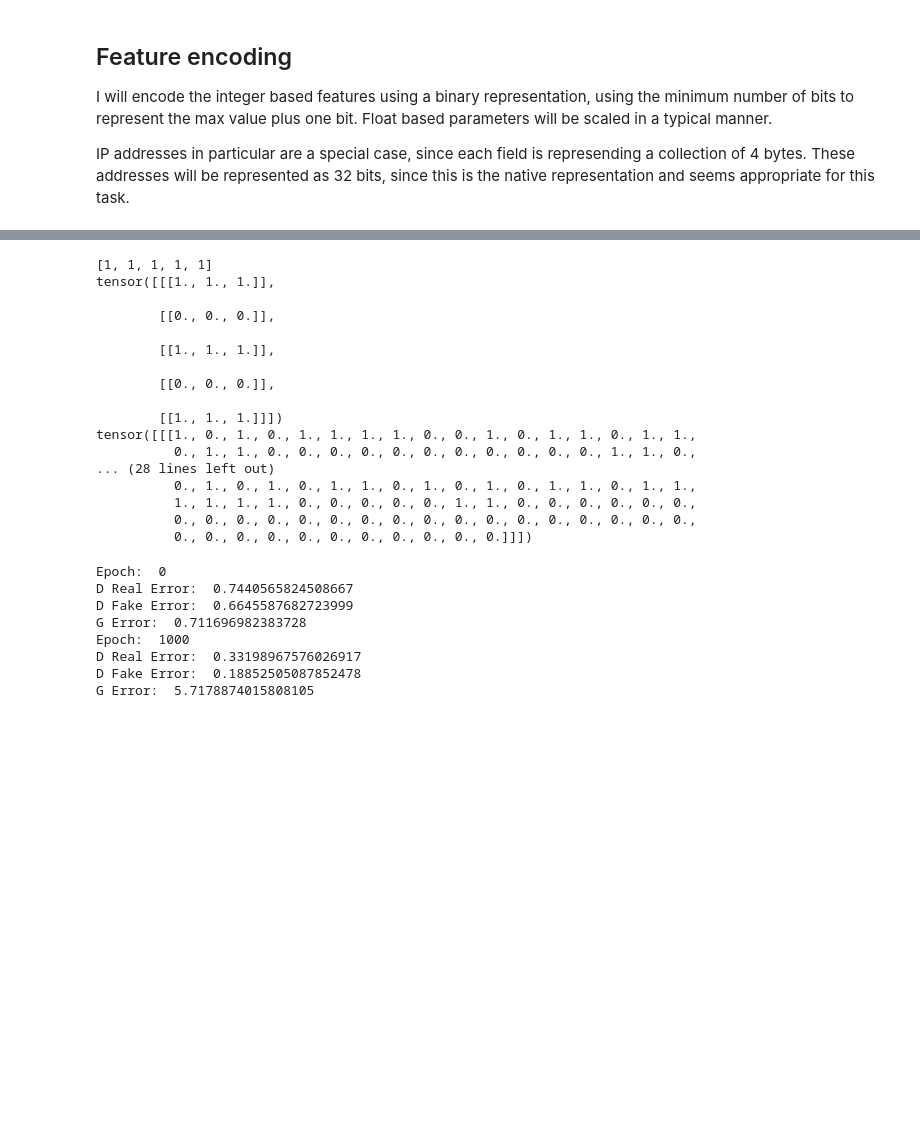
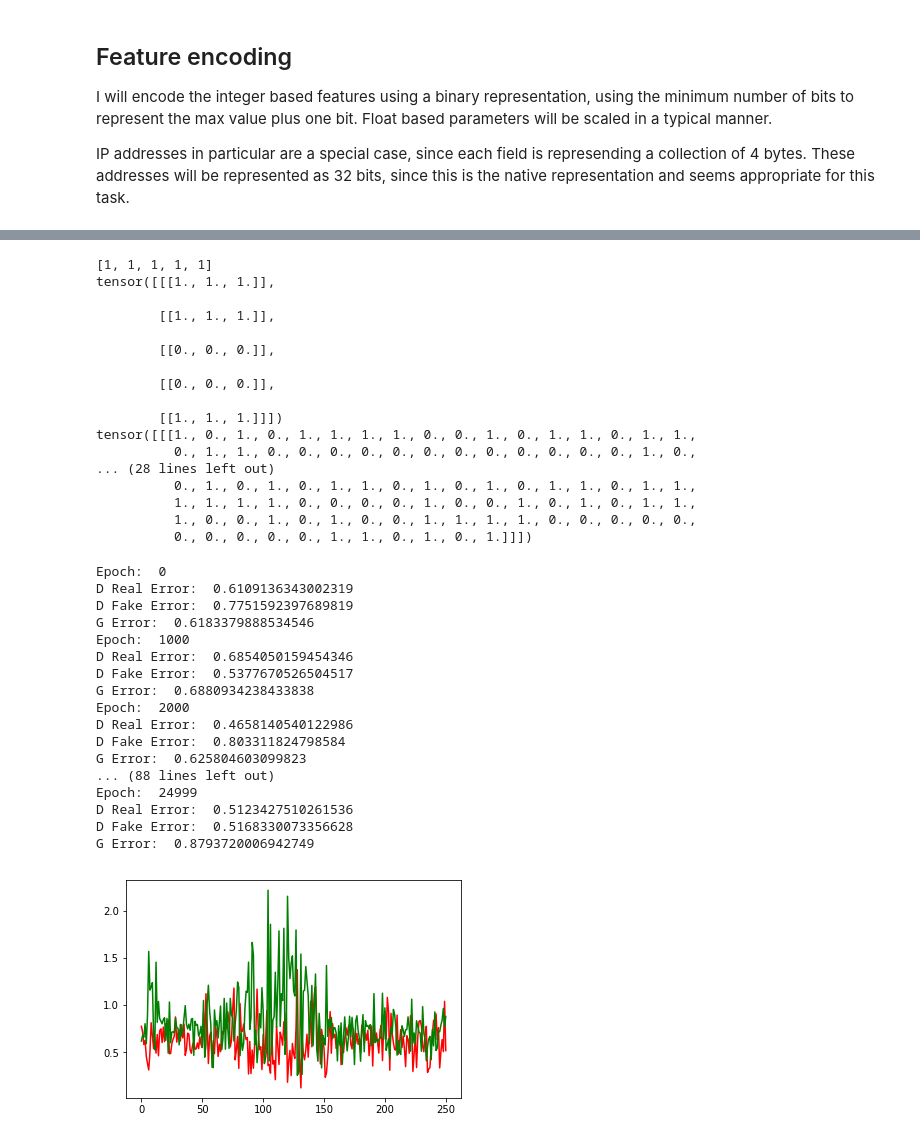
Before and after one commit to JayWalker512/PacketGAN, a Jupyter notebook: UNSW-NB15 Feature Extraction.ipynb, the cells around one changed output, grey strips where cells are left out. Cells and saved outputs as stored; diff of their text form; code cells hidden in the pictures; blank space fills up the shorter version.

```diff
--- a/UNSW-NB15 Feature Extraction.ipynb
+++ b/UNSW-NB15 Feature Extraction.ipynb
@@ -288,7 +289,7 @@ def build_input_feature_tensor(packet_data_dict):
 
     input_features += srcip_bits + dstip_bits + sport + dport
 
-    return torch.tensor(input_features, dtype=torch.float32)
+    return torch.tensor(input_features, dtype=torch.float64)
 
 #Revert a feature tensor to human readable form
 #This working correctly is heavily dependent on sizes and locations chosen in
@@ -429,21 +430,21 @@ print(get_random_feature_sequence_tensor(packet_data_df[packet_data_df['label']
 # %% [output]
 [1, 1, 1, 1, 1]
 tensor([[[1., 1., 1.]],
-
-        [[0., 0., 0.]],
 
         [[1., 1., 1.]],
 
         [[0., 0., 0.]],
 
+        [[0., 0., 0.]],
+
         [[1., 1., 1.]]])
 tensor([[[1., 0., 1., 0., 1., 1., 1., 1., 0., 0., 1., 0., 1., 1., 0., 1., 1.,
-          0., 1., 1., 0., 0., 0., 0., 0., 0., 0., 0., 0., 0., 0., 1., 1., 0.,
+          0., 1., 1., 0., 0., 0., 0., 0., 0., 0., 0., 0., 0., 0., 0., 1., 0.,
 ... (28 lines left out)
           0., 1., 0., 1., 0., 1., 1., 0., 1., 0., 1., 0., 1., 1., 0., 1., 1.,
-          1., 1., 1., 1., 0., 0., 0., 0., 0., 1., 1., 0., 0., 0., 0., 0., 0.,
-          0., 0., 0., 0., 0., 0., 0., 0., 0., 0., 0., 0., 0., 0., 0., 0., 0.,
-          0., 0., 0., 0., 0., 0., 0., 0., 0., 0., 0.]]])
+          1., 1., 1., 1., 0., 0., 0., 0., 1., 0., 0., 1., 0., 1., 0., 1., 1.,
+          1., 0., 0., 1., 0., 1., 0., 0., 1., 1., 1., 1., 0., 0., 0., 0., 0.,
+          0., 0., 0., 0., 0., 1., 1., 0., 1., 0., 1.]]])
 # %%
 #I shouldn't actually do the training in this notebook, this is mostly a test to see if I've prepared
 #the features correctly for input to some RNN network.
@@ -492,18 +493,18 @@ class Discriminator(nn.Module):
         return self.h0
 # %%
 #Define Generator and Discriminator
-G = Generator(X_seq.shape[2], X_seq.shape[2], 25, X_seq.shape[2], torch.sigmoid)
-D = Discriminator(X_seq.shape[2], X_seq.shape[2], 1, torch.sigmoid)
+G = Generator(X_seq.shape[2], X_seq.shape[2] * 2, 30, X_seq.shape[2], torch.sigmoid)
+D = Discriminator(X_seq.shape[2], X_seq.shape[2] * 2, 1, torch.sigmoid)
 
 #testing how resetting the hidden state has an effect on the output
-G.zero_grad()
-G.init_hidden_state()
-first = G(torch.tensor(X_seq)).detach()
+#G.zero_grad()
+#G.init_hidden_state()
+#first = G(torch.tensor(X_seq)).detach()
 #print(first)
 
-G.zero_grad()
-G.init_hidden_state()
-second = G(torch.tensor(X_seq)).detach()
+#G.zero_grad()
+#G.init_hidden_state()
+#second = G(torch.tensor(X_seq)).detach()
 #print(second)
 
 #these outputs should be the same
@@ -518,7 +519,7 @@ def extract(v):
 
 #well OK let's train the GAN on a single sequence and see what happens
 def train(G, D, real_data):
-    num_epochs = 100000
+    num_epochs = 25000
     print_interval = 1000
     loss_log_interval = 100
     print_stats = True
@@ -559,13 +560,13 @@ def train(G, D, real_data):
 
             #get a real example and mask some of them with generator output
             generator_input_sequence = get_random_feature_sequence_tensor(real_data, sequence_length)
-            fake_data = G(generator_input_sequence).detach()
+            fake_data = G(generator_input_sequence).detach()  # detach to avoid training G on these labels
             fake_masked_data = get_interleaved_sequence_by_mask(generator_input_sequence, fake_data, get_mask_vector(sequence_length, eta))
 
             discriminator_decision_f = D(fake_masked_data)
             discriminator_fake_error = criterion(discriminator_decision_f, torch.zeros(sequence_length))
             discriminator_fake_error.backward()
-            discriminator_optimizer.step()
+            discriminator_optimizer.step() # Only optimizes D's parameters; changes based on stored gradients from backward()
 
             dre = extract(discriminator_real_error)[0]
             dfe = extract(discriminator_fake_error)[0]
@@ -577,41 +578,52 @@ def train(G, D, real_data):
             D.init_hidden_state()
             D.zero_grad()
 
             generator_input_sequence = get_random_feature_sequence_tensor(real_data, sequence_length)
-            fake_data = G(generator_input_sequence).detach()
+            fake_data = G(generator_input_sequence)
             fake_masked_data = get_interleaved_sequence_by_mask(generator_input_sequence, fake_data, get_mask_vector(sequence_length, eta))
 
             discriminator_decision_dg = D(fake_masked_data)
-            generator_error = criterion(discriminator_decision_dg, torch.ones(sequence_length))
+            generator_error = criterion(discriminator_decision_dg, torch.ones(sequence_length)) # Train G to pretend it's genuine
 
             generator_error.backward()
-            generator_optimizer.step()
+            generator_optimizer.step() # Only optimizes G's parameters
 
             ge = extract(generator_error)[0]
 
         if epoch % loss_log_interval == 0 or epoch == num_epochs-1:
             discriminator_fake_losses.append(dfe)
             generator_losses.append(ge)
 
         if print_stats:
             if epoch % print_interval == 0 or epoch == num_epochs-1:
                 print("Epoch: ", epoch)
                 print("D Real Error: ", dre)
                 print("D Fake Error: ", dfe)
                 print("G Error: ", ge)
 
     return G, generator_losses, discriminator_fake_losses
 
-#train on "attack" sequences
-gen, g_losses, df_losses = train(G,D,packet_data_df[packet_data_df['label'] == 1])
+#train on "attack" sequences, specifically those which are "DoS"
+real_dos_data = packet_data_df[packet_data_df['attack_cat'] == "DoS"]
+gen, g_losses, df_losses = train(G,D,real_dos_data)
 plt.plot(range(len(df_losses)), df_losses, 'r-', range(len(g_losses)), g_losses, 'g-')
 plt.show()
 # %% [output]
 Epoch:  0
-D Real Error:  0.7440565824508667
-D Fake Error:  0.6645587682723999
-G Error:  0.711696982383728
+D Real Error:  0.6109136343002319
+D Fake Error:  0.7751592397689819
+G Error:  0.6183379888534546
 Epoch:  1000
-D Real Error:  0.33198967576026917
-D Fake Error:  0.18852505087852478
-G Error:  5.7178874015808105
+D Real Error:  0.6854050159454346
+D Fake Error:  0.5377670526504517
+G Error:  0.6880934238433838
+Epoch:  2000
+D Real Error:  0.4658140540122986
+D Fake Error:  0.803311824798584
+G Error:  0.625804603099823
+... (88 lines left out)
+Epoch:  24999
+D Real Error:  0.5123427510261536
+D Fake Error:  0.5168330073356628
+G Error:  0.8793720006942749
+[figure, added]
```
Also changed, not shown: parts of 7 cells of this notebook.
